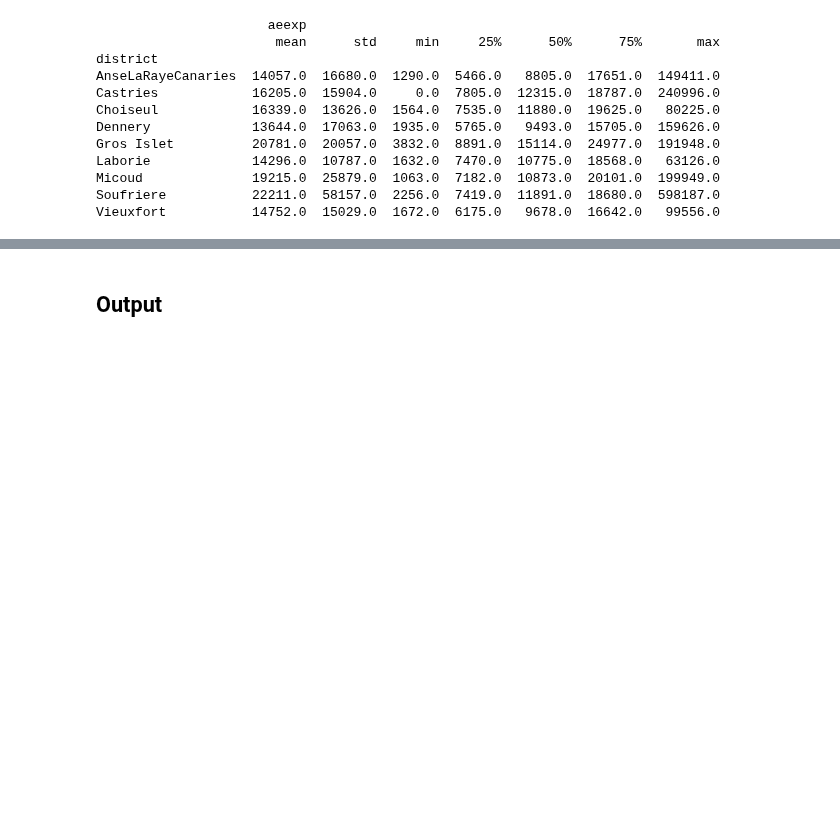
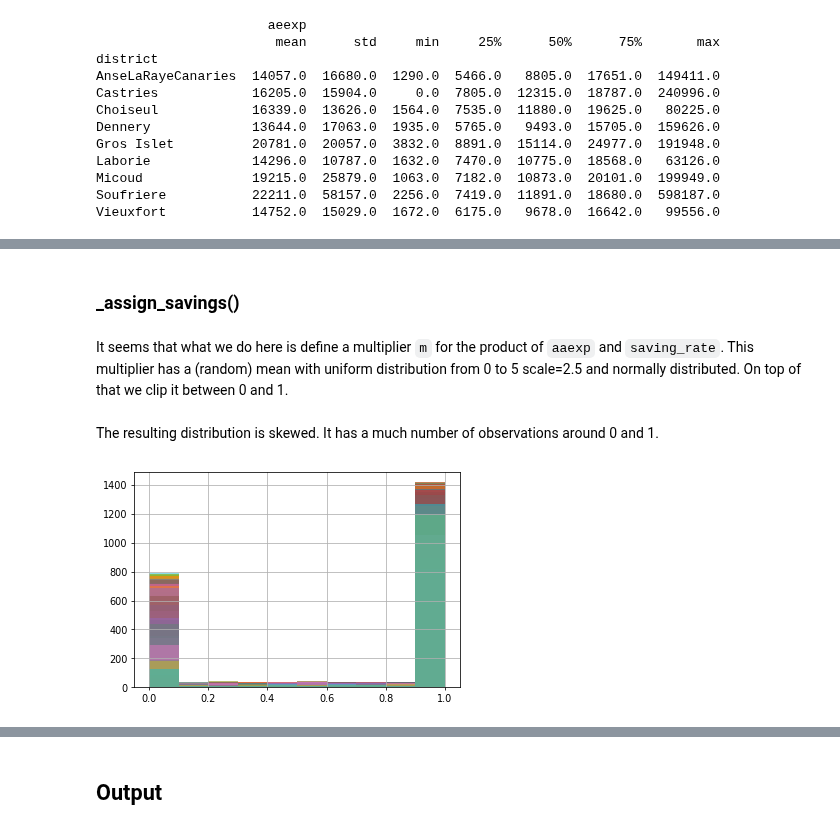
Before and after one commit to mikhailsirenko/unbreakable, a Jupyter notebook: notebooks/verification.ipynb, the cells around one changed output, grey strips where cells are left out. Cells and saved outputs as stored; diff of their text form; code cells hidden in the pictures; blank space fills up the shorter version.

```diff
--- a/notebooks/verification.ipynb
+++ b/notebooks/verification.ipynb
@@ -98,0 +101,46 @@ Vieuxfort           14752.0  15029.0  1672.0  6175.0   9678.0  16642.0   99556.0
+# %%
+country = 'Saint Lucia'
+household_survey = pd.read_csv(f'../data/processed/household_survey/{country}/{country}.csv')
+# %% [markdown]
+### _assign_savings()
+# %% [markdown]
+It seems that what we do here is define a multiplier `m` for the product of `aaexp` and `saving_rate`. This multiplier has a (random) mean with uniform distribution from 0 to 5 scale=2.5 and normally distributed. On top of that we clip it between 0 and 1.
+# %%
+saving_rate = 0.02385
+df = household_survey.eval(f'aeexp*{saving_rate}').to_frame()
+df.columns = ['aeexp*saving_rate']
+
+loc = np.random.uniform(0, 5)
+scale = 2.5
+size = df.shape[0]
+clip_min = 0
+clip_max = 1
+m = np.random.normal(loc, scale, size).round(2).clip(min=clip_min, max=clip_max)
+df['aesav'] = df['aeexp*saving_rate'] * m
+# %%
+# Let's sample it for a couple of times
+low = 0
+high = 5
+scale = 2.5
+size = df.shape[0]
+clip_min = 0
+clip_max = 1
+
+clipped = []
+unclipped = []
+n = 1000
+for i in range(0,n):
+    loc = np.random.uniform(low, high)
+    m = np.random.normal(loc, scale, size).round(2) # .clip(min=clip_min, max=clip_max)
+    unclipped.append(m)
+    clipped.append(m.clip(min=clip_min, max=clip_max))
+clipped = pd.DataFrame(clipped).T
+unclipped = pd.DataFrame(unclipped).T
+# %% [markdown]
+The resulting distribution is skewed. It has a much number of observations around 0 and 1.
+# %%
+fig, ax = plt.subplots()
+for i in range(n):
+    clipped.iloc[:,i].hist(ax=ax, label='clipped', alpha=0.5, bins=10)
+# %% [output]
+[figure, added]
```
Also changed, not shown: parts of 16 cells of this notebook, 1 other file.
